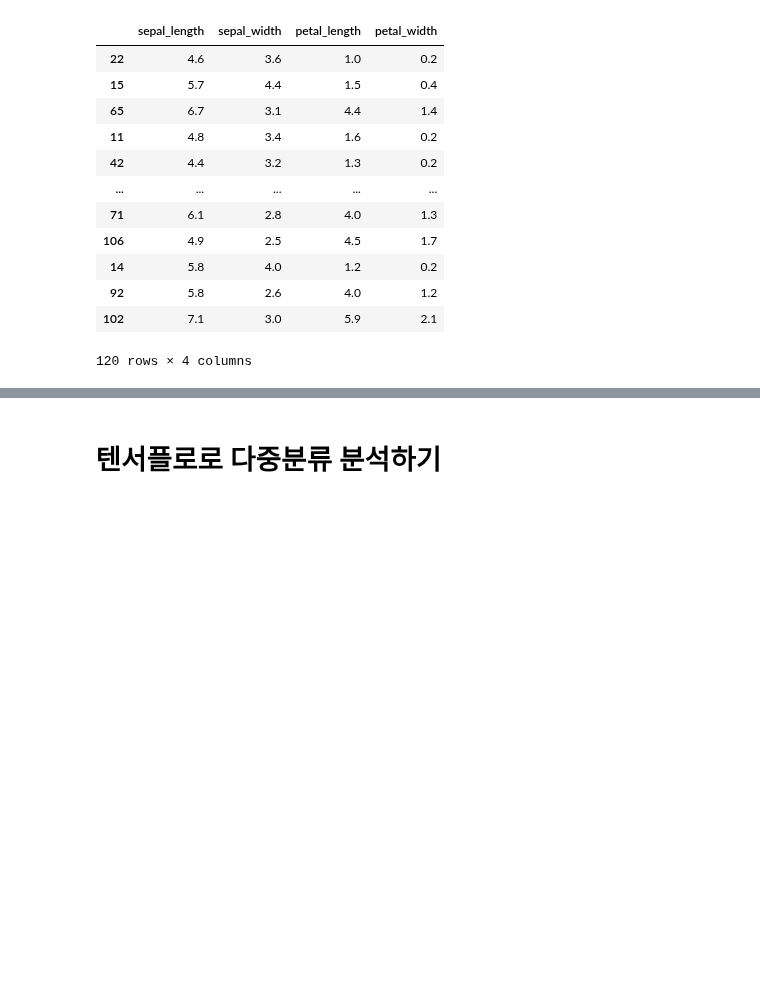
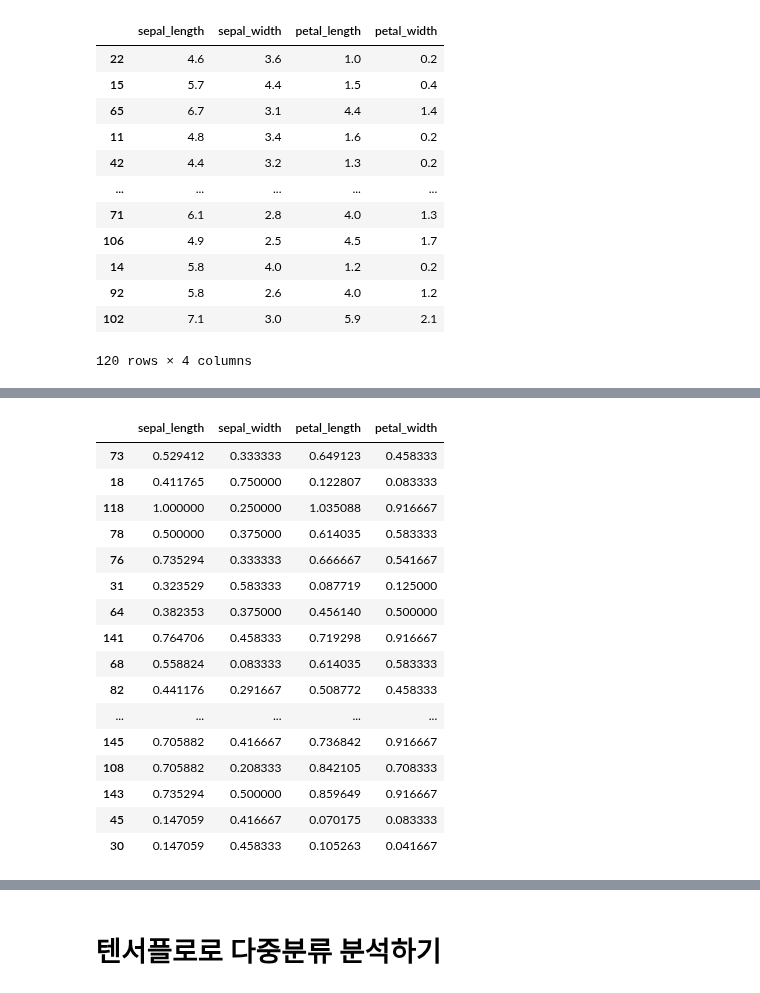
Before and after one commit to Peter-BoBo/fintech, a Jupyter notebook: 06deep_learning/03텐서플로우로_다중분류하기.ipynb, the cells around one changed output, grey strips where cells are left out. Drawn from its saved outputs; the diff is of its cells as text; code cells hidden in the pictures; blank space fills up the shorter version.

```diff
--- a/06deep_learning/03텐서플로우로_다중분류하기.ipynb
+++ b/06deep_learning/03텐서플로우로_다중분류하기.ipynb
@@ -104,0 +138,20 @@ mms_X_test = pd.DataFrame(test_temp, columns=X_test.columns, index=X_test.index)
+# %%
+mms_X_test
+# %% [output]
+|  | sepal_length | sepal_width | petal_length | petal_width |
+| 73 | 0.529412 | 0.333333 | 0.649123 | 0.458333 |
+| 18 | 0.411765 | 0.750000 | 0.122807 | 0.083333 |
+| 118 | 1.000000 | 0.250000 | 1.035088 | 0.916667 |
+| 78 | 0.500000 | 0.375000 | 0.614035 | 0.583333 |
+| 76 | 0.735294 | 0.333333 | 0.666667 | 0.541667 |
+| 31 | 0.323529 | 0.583333 | 0.087719 | 0.125000 |
+| 64 | 0.382353 | 0.375000 | 0.456140 | 0.500000 |
+| 141 | 0.764706 | 0.458333 | 0.719298 | 0.916667 |
+| 68 | 0.558824 | 0.083333 | 0.614035 | 0.583333 |
+| 82 | 0.441176 | 0.291667 | 0.508772 | 0.458333 |
+| ... | ... | ... | ... | ... |
+| 145 | 0.705882 | 0.416667 | 0.736842 | 0.916667 |
+| 108 | 0.705882 | 0.208333 | 0.842105 | 0.708333 |
+| 143 | 0.735294 | 0.500000 | 0.859649 | 0.916667 |
+| 45 | 0.147059 | 0.416667 | 0.070175 | 0.083333 |
+| 30 | 0.147059 | 0.458333 | 0.105263 | 0.041667 |
```
Also changed, not shown: parts of 23 cells of this notebook, 2 other files.
